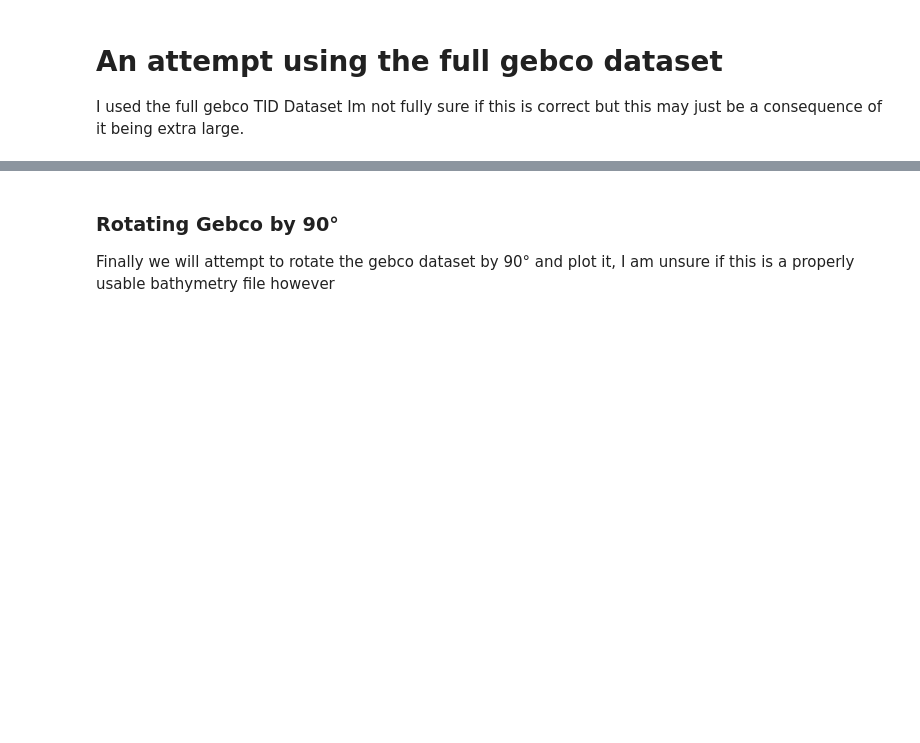
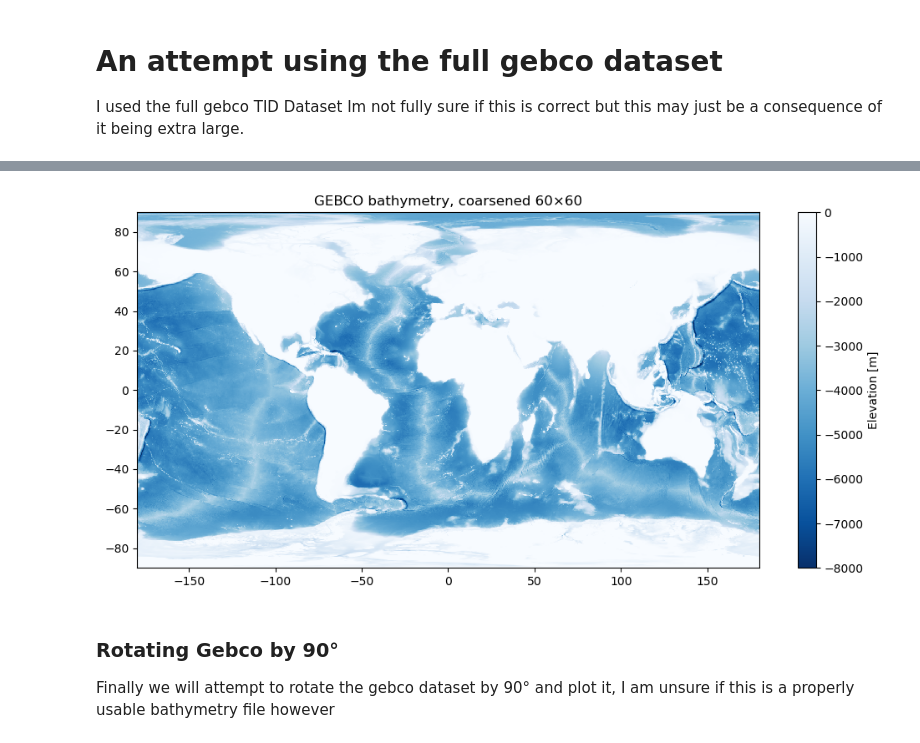
Before and after one commit to Shruichan/cs185c_spring2025, a Jupyter notebook: Rotate_The_Earth/Rotating_Bathymetry.ipynb, the cells around one changed output, grey strips where cells are left out. Cells and saved outputs as stored; diff of their text form; code cells hidden in the pictures; blank space fills up the shorter version.

```diff
--- a/Rotate_The_Earth/Rotating_Bathymetry.ipynb
+++ b/Rotate_The_Earth/Rotating_Bathymetry.ipynb
@@ -130,3 +178,37 @@ Attributes: (12/31)
+# %%
+ds4 = xr.open_dataset(
+        "GEBCO_2024_sub_ice_topo.nc",
+        chunks={"lat": 4_000, "lon": 4_000}
+     )
+
+
+F_LON, F_LAT = 60, 60
+
+ds_coarse = (
+    ds4
+    .coarsen(lon=F_LON, lat=F_LAT, boundary="trim")
+    .mean()
+    .compute()
+)
+
+
+lon_c   = ds_coarse["lon"].values
+lat_c   = ds_coarse["lat"].values
+bathy_c = ds_coarse["elevation"].values
+
+
+bathy_c = np.where(bathy_c > 0, 0, bathy_c)
+
+
+plt.figure(figsize=(10, 5))
+plt.pcolormesh(lon_c, lat_c, bathy_c,
+               vmin=-8000, vmax=0, cmap="Blues_r", shading="auto")
+plt.title(f"GEBCO bathymetry, coarsened {F_LAT}×{F_LON}")
+plt.colorbar(label="Elevation [m]")
+plt.tight_layout()
+plt.show()
+# %% [output]
+[figure, added]
 # %% [markdown]
 ### Rotating Gebco by 90°
 Finally we will attempt to rotate the gebco dataset by 90° and plot it, I am unsure if this is a properly usable bathymetry file however
```
Also changed, not shown: parts of 6 cells of this notebook.
